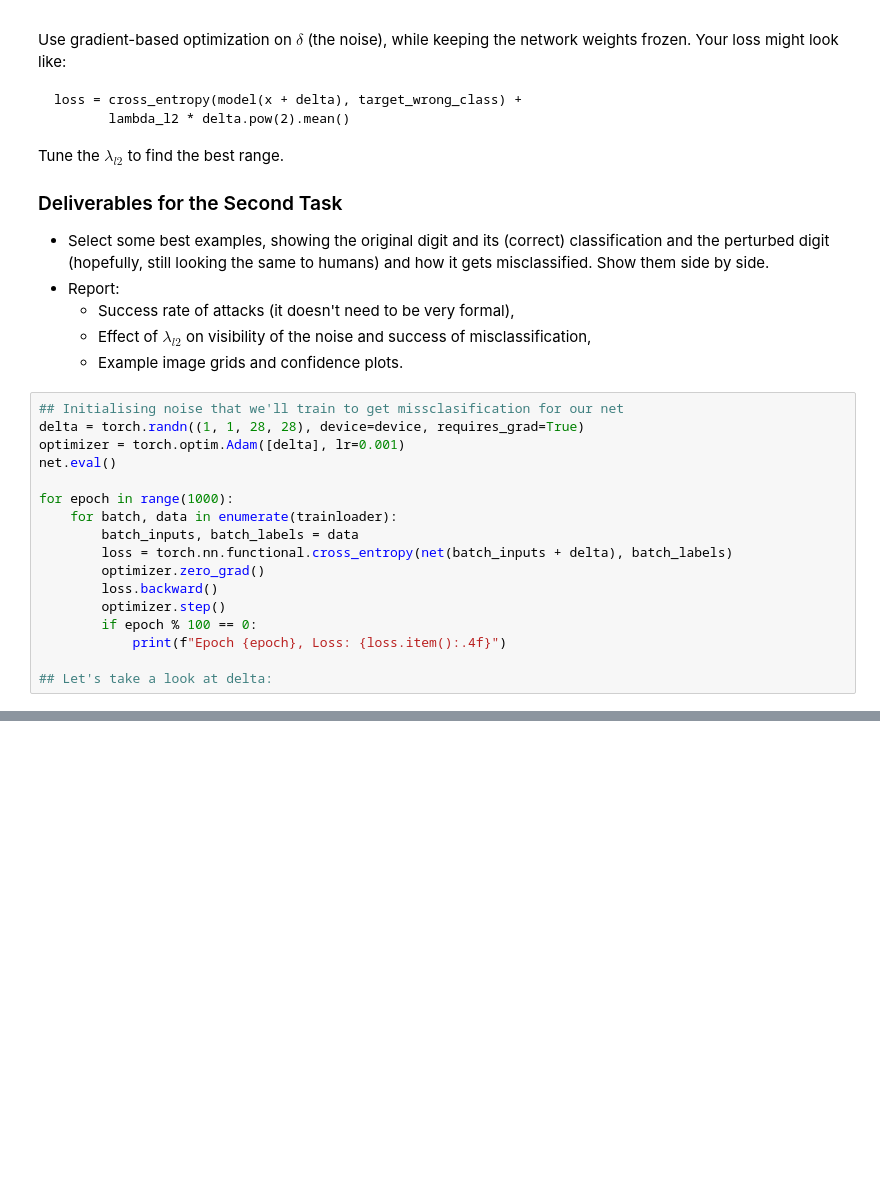
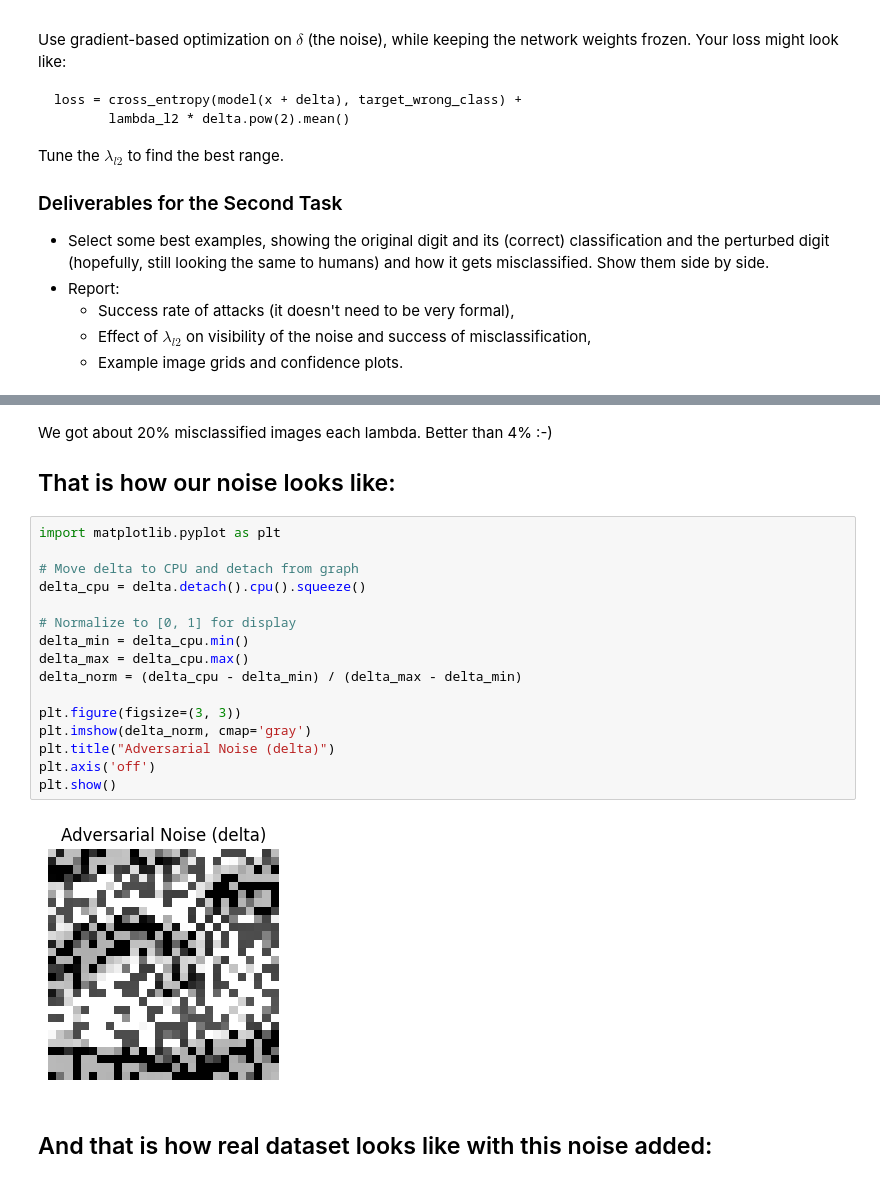
Before and after one commit to TrzeciakPiotr2300/Uczenie_Maszynowe_2025, a Jupyter notebook: HW10-convolutional-neural-network-CNN.ipynb, the cells around one changed output, grey strips where cells are left out. Drawn from its saved outputs; the diff is of its cells as text; blank space fills up the shorter version.

Commit message:
HW_CNN -> classifying MNIST & adding noise to images to fool CNN.net()

```diff
--- a/HW10-convolutional-neural-network-CNN.ipynb
+++ b/HW10-convolutional-neural-network-CNN.ipynb
@@ -291,20 +292,3 @@ Tune the $\lambda_{l2}$ to find the best range.
   - Success rate of attacks (it doesn't need to be very formal),
   - Effect of $\lambda_{l2}$ on visibility of the noise and success of misclassification,
   - Example image grids and confidence plots.
-# %%
-## Initialising noise that we'll train to get missclasification for our net
-delta = torch.randn((1, 1, 28, 28), device=device, requires_grad=True)
-optimizer = torch.optim.Adam([delta], lr=0.001)
-net.eval()
-
-for epoch in range(1000):
-    for batch, data in enumerate(trainloader):
-        batch_inputs, batch_labels = data
-        loss = torch.nn.functional.cross_entropy(net(batch_inputs + delta), batch_labels)
-        optimizer.zero_grad()
-        loss.backward()
-        optimizer.step()
-        if epoch % 100 == 0:
-            print(f"Epoch {epoch}, Loss: {loss.item():.4f}")
-
-## Let's take a look at delta:
@@ -310,0 +382,23 @@ for epoch in range(1000):
+# %% [markdown]
+We got about 20% misclassified images each lambda. Better than 4% :-)
+## That is how our noise looks like:
+# %%
+import matplotlib.pyplot as plt
+
+# Move delta to CPU and detach from graph
+delta_cpu = delta.detach().cpu().squeeze()
+
+# Normalize to [0, 1] for display
+delta_min = delta_cpu.min()
+delta_max = delta_cpu.max()
+delta_norm = (delta_cpu - delta_min) / (delta_max - delta_min)
+
+plt.figure(figsize=(3, 3))
+plt.imshow(delta_norm, cmap='gray')
+plt.title("Adversarial Noise (delta)")
+plt.axis('off')
+plt.show()
+# %% [output]
+[figure, added]
+# %% [markdown]
+## And that is how real dataset looks like with this noise added:
```
Also changed, not shown: parts of 6 cells of this notebook.
